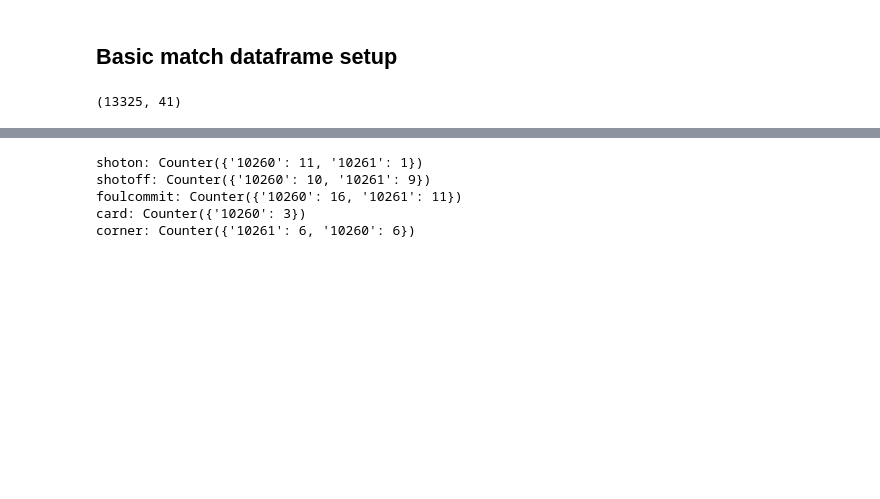
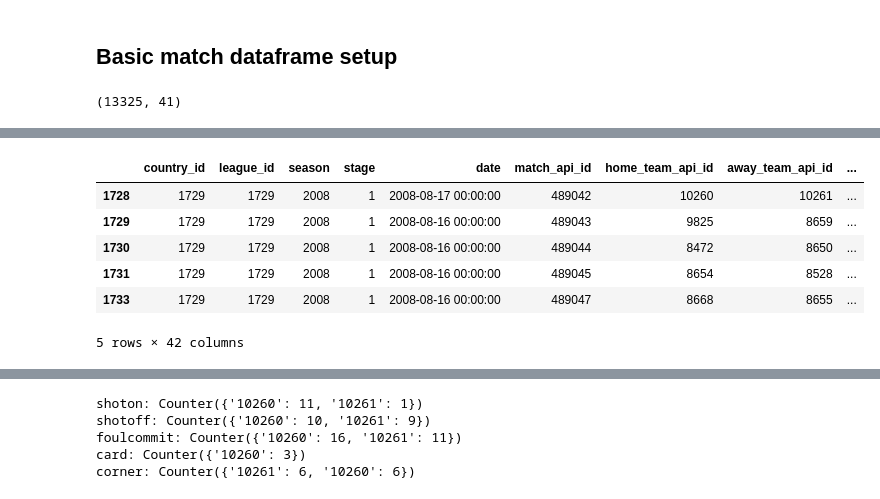
Before and after one commit to amrawadk/football-data-analysis, a Jupyter notebook: build_database.ipynb, the cells around one changed output, grey strips where cells are left out. Saved outputs shown, nothing was run; the diff lists cells and outputs as text; code cells hidden in the pictures; blank space fills up the shorter version.

```diff
--- a/build_database.ipynb
+++ b/build_database.ipynb
@@ -79,11 +71,9 @@ birth_year.iloc[:5, :]
 # %%
-# Get average age of a line up
+# Get average age of a line up for home players
 
 home_fields = [f'home_player_{i}' for i in range(1, 12)]
 
-def get_year(field):
-    return birth_year.loc[birth_year['id'] == df[field], 'year'].astype(int).squeeze()
+dates = df[home_fields].astype(int).replace(to_replace=birth_day['id'].tolist(), value=birth_day['birthday'].tolist())
+dates['date'] = df['date']
 
-## TODO: Map the id to the 'birth_year' table and get the average
-# sum([get_year(field) for field in home_fields])
-# df['home_player_1'].astype(int)
+dates.head(5)
@@ -89,0 +87,17 @@ def get_year(field):
+# %%
+# Calculate average difference from player ages
+dates = dates.apply(pd.to_datetime)
+
+dates['avg_home_ages'] = dates.apply(lambda s: dates['date']-s).astype('timedelta64[Y]').mean(axis=1).astype(int)
+
+df = df.join(dates['avg_home_ages']).drop('id', axis=1)
+
+df.head(5)
+# %% [output]
+|  | country_id | league_id | season | stage | date | match_api_id | home_team_api_id | away_team_api_id | ... |
+| 1728 | 1729 | 1729 | 2008 | 1 | 2008-08-17 00:00:00 | 489042 | 10260 | 10261 | ... |
+| 1729 | 1729 | 1729 | 2008 | 1 | 2008-08-16 00:00:00 | 489043 | 9825 | 8659 | ... |
+| 1730 | 1729 | 1729 | 2008 | 1 | 2008-08-16 00:00:00 | 489044 | 8472 | 8650 | ... |
+| 1731 | 1729 | 1729 | 2008 | 1 | 2008-08-16 00:00:00 | 489045 | 8654 | 8528 | ... |
+| 1733 | 1729 | 1729 | 2008 | 1 | 2008-08-16 00:00:00 | 489047 | 8668 | 8655 | ... |
+5 rows × 42 columns
```
Also changed, not shown: parts of 6 cells of this notebook.
